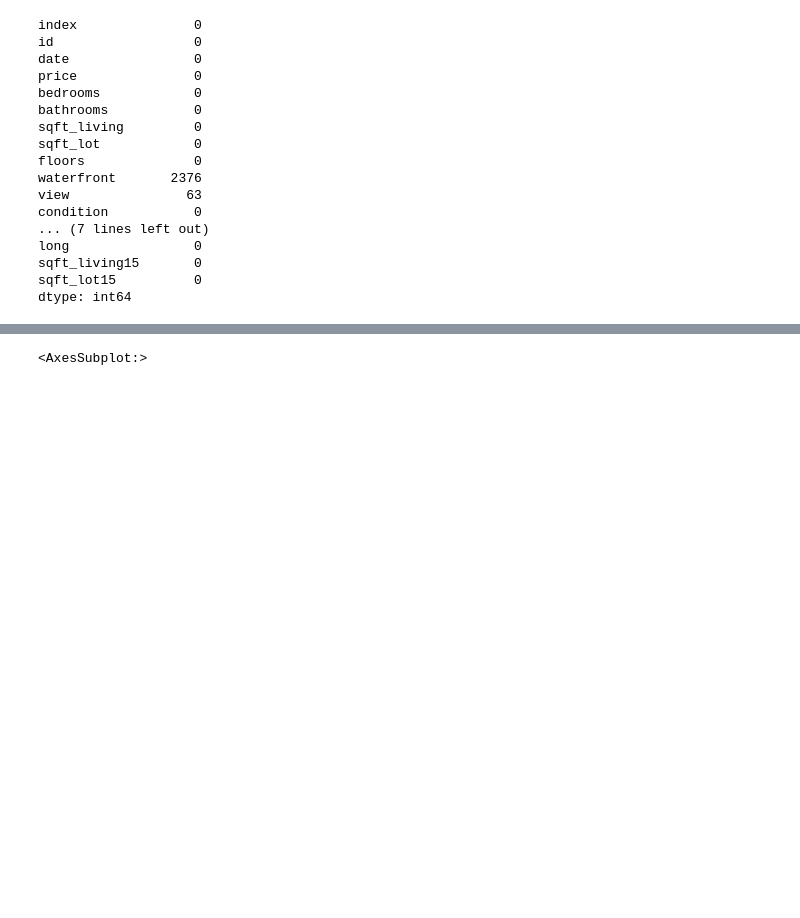
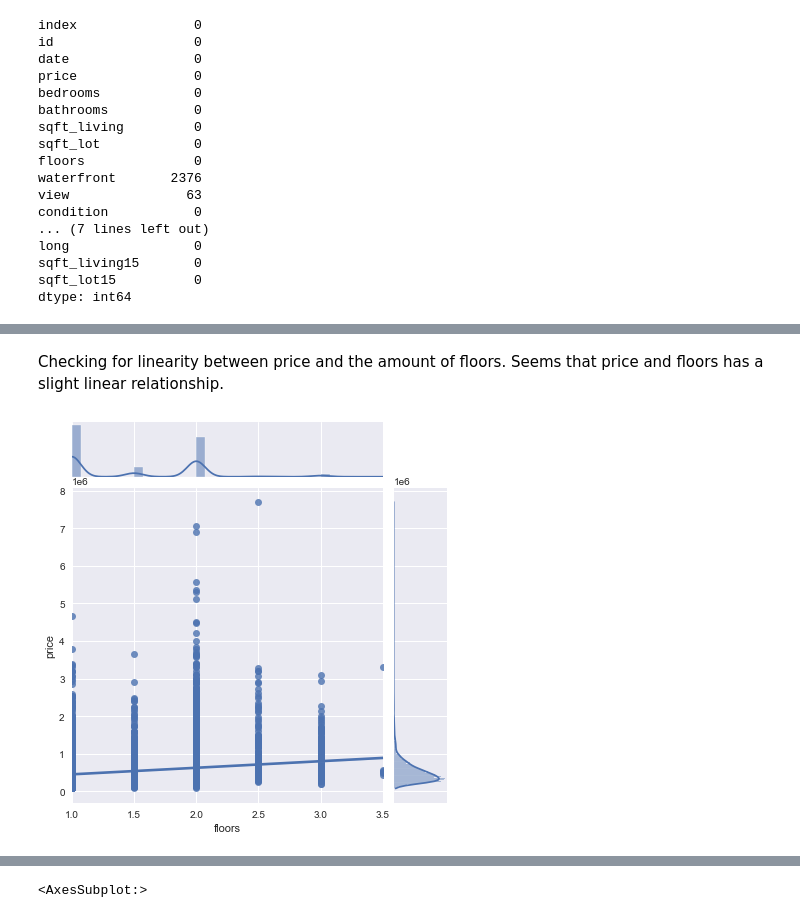
Before and after one commit to henrysvg/dsc-phase-2-project-v2-3, a Jupyter notebook: student.ipynb, the cells around one changed output, grey strips where cells are left out. Cells and saved outputs as stored; diff of their text form; code cells hidden in the pictures; blank space fills up the shorter version.

```diff
--- a/student.ipynb
+++ b/student.ipynb
@@ -90,0 +114,8 @@ dtype: int64
+# %% [markdown]
+Checking for linearity between price and the amount of floors.  Seems that price and floors has a slight linear relationship.
+# %%
+sns.jointplot('floors', 'price', data=data, kind='reg')
+plt.style.use('seaborn')
+sns.set_style("darkgrid")
+# %% [output]
+[figure, added]
```
Also changed, not shown: parts of 18 cells of this notebook.
